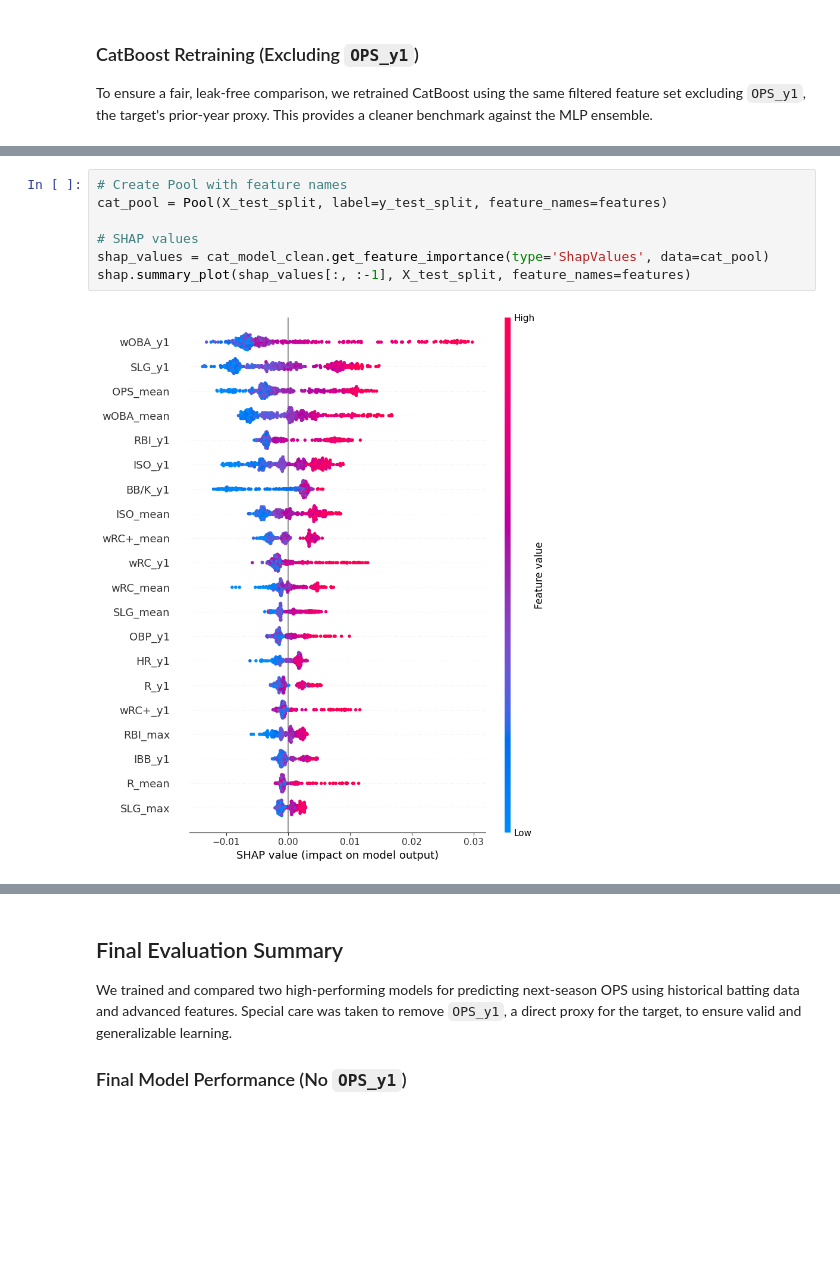
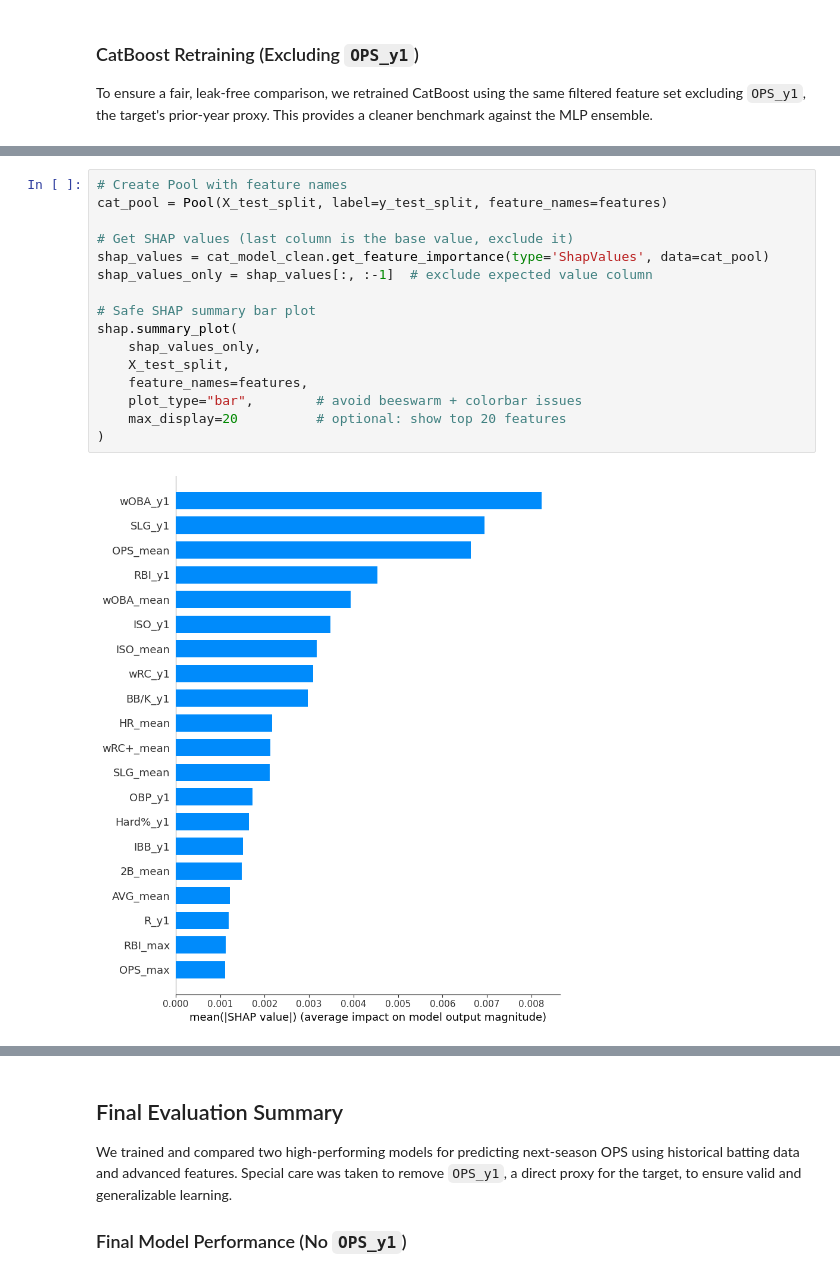
Before and after one commit to aidankeaveny/mlb-performance-predictor, a Jupyter notebook: notebooks/06_predict_2025.ipynb, the cells around one changed output, grey strips where cells are left out. Saved outputs shown, nothing was run; the diff lists cells and outputs as text; blank space fills up the shorter version.

```diff
--- a/notebooks/06_predict_2025.ipynb
+++ b/notebooks/06_predict_2025.ipynb
@@ -1255,12 +1276,21 @@ CatBoost (No OPS_y1) → MAE: 0.0607, RMSE: 0.0790
 # %%
 # Create Pool with feature names
 cat_pool = Pool(X_test_split, label=y_test_split, feature_names=features)
 
-# SHAP values
+# Get SHAP values (last column is the base value, exclude it)
 shap_values = cat_model_clean.get_feature_importance(type='ShapValues', data=cat_pool)
-shap.summary_plot(shap_values[:, :-1], X_test_split, feature_names=features)
+shap_values_only = shap_values[:, :-1]  # exclude expected value column
+
+# Safe SHAP summary bar plot
+shap.summary_plot(
+    shap_values_only,
+    X_test_split,
+    feature_names=features,
+    plot_type="bar",        # avoid beeswarm + colorbar issues
+    max_display=20          # optional: show top 20 features
+)
 # %% [output]
-[figure, old version]
+[figure, new version]
 # %%
 residuals = y_test_split - y_pred_cat_clean
 
```
Also changed, not shown: parts of 36 cells of this notebook, 17 other files.
